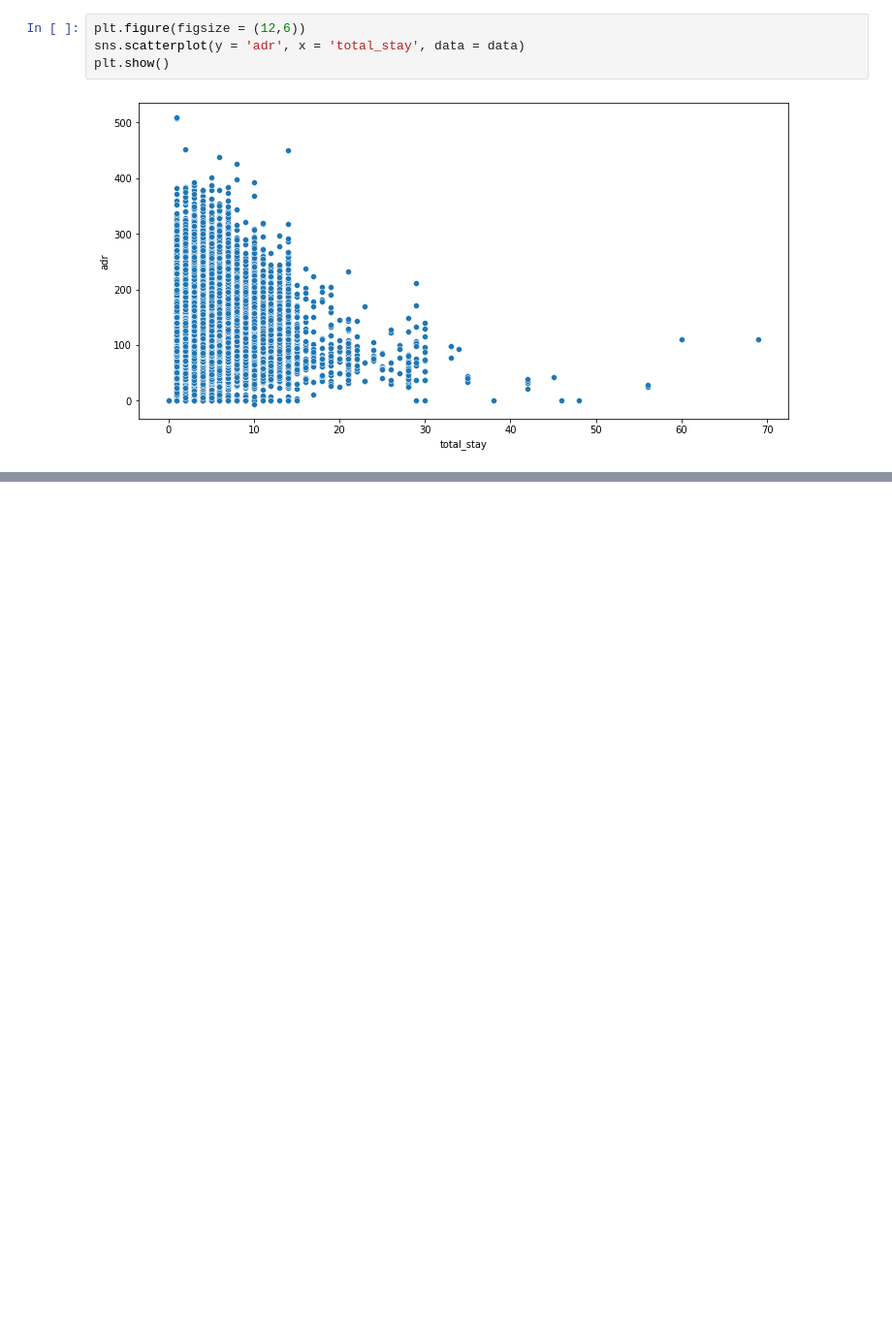
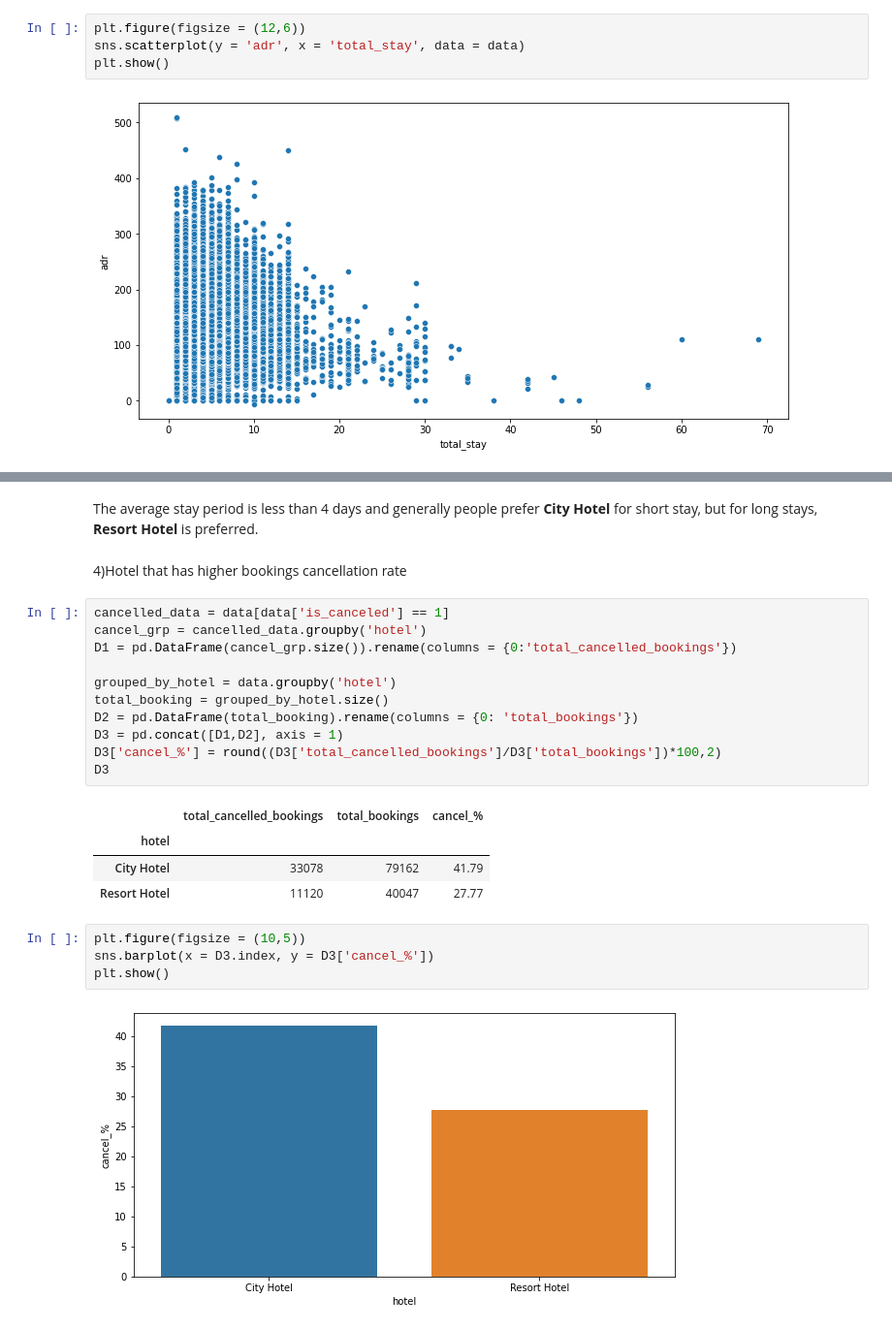
Before and after one commit to TejusM/hotelbooking-data-analysis-, a Jupyter notebook: tej_hotel_booking.ipynb, the cells around one changed output, grey strips where cells are left out. Shown at 97% size. Saved outputs shown, nothing was run; the diff lists cells and outputs as text; blank space fills up the shorter version.

```diff
--- a/tej_hotel_booking.ipynb
+++ b/tej_hotel_booking.ipynb
@@ -188,0 +226,26 @@ plt.show()
+# %% [markdown]
+The average stay period is less than 4 days and generally people prefer **City Hotel** for short stay, but for long stays, **Resort Hotel** is preferred.
+# %% [markdown]
+ 4)Hotel that has higher bookings cancellation rate
+# %%
+cancelled_data = data[data['is_canceled'] == 1]
+cancel_grp = cancelled_data.groupby('hotel')
+D1 = pd.DataFrame(cancel_grp.size()).rename(columns = {0:'total_cancelled_bookings'})
+
+grouped_by_hotel = data.groupby('hotel')
+total_booking = grouped_by_hotel.size()
+D2 = pd.DataFrame(total_booking).rename(columns = {0: 'total_bookings'})
+D3 = pd.concat([D1,D2], axis = 1)
+D3['cancel_%'] = round((D3['total_cancelled_bookings']/D3['total_bookings'])*100,2)
+D3
+# %% [output]
+|  | total_cancelled_bookings | total_bookings | cancel_% |
+| hotel |  |  |  |
+| City Hotel | 33078 | 79162 | 41.79 |
+| Resort Hotel | 11120 | 40047 | 27.77 |
+# %%
+plt.figure(figsize = (10,5))
+sns.barplot(x = D3.index, y = D3['cancel_%'])
+plt.show()
+# %% [output]
+[figure, added]
```
Also changed, not shown: parts of 14 cells of this notebook.
